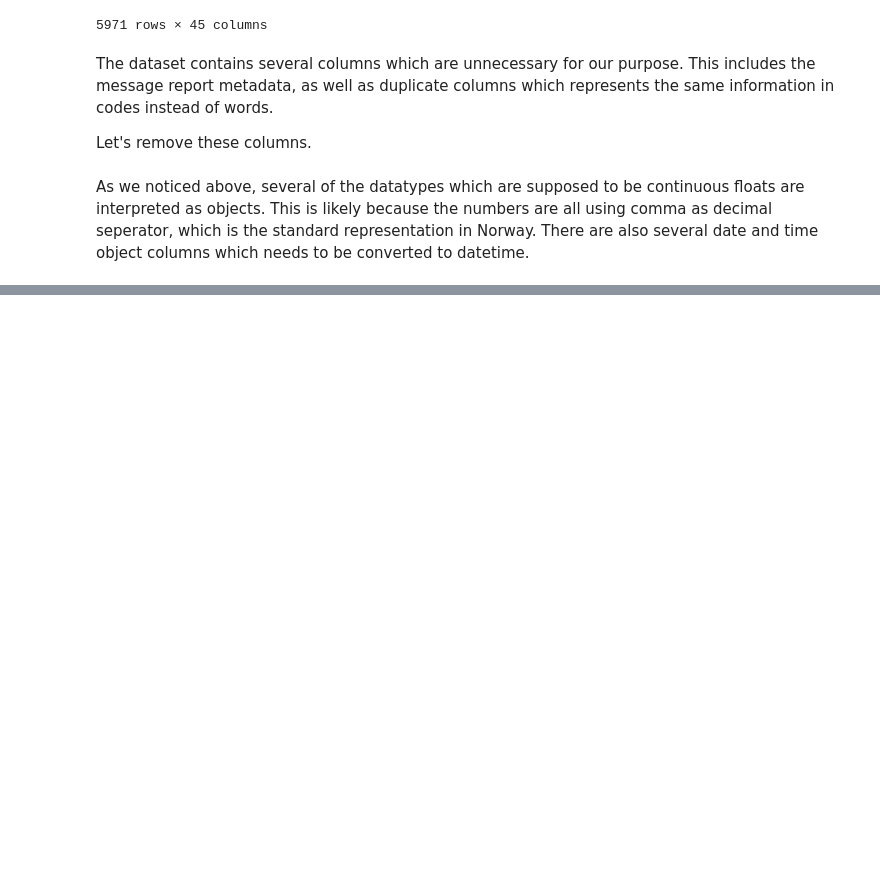
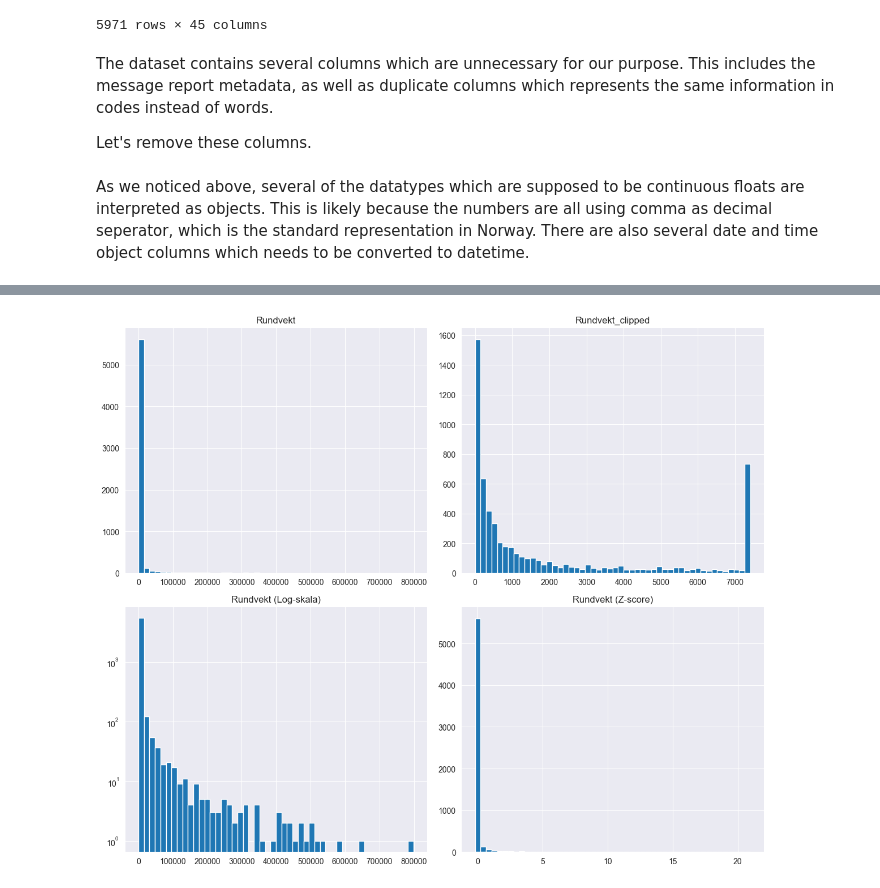
Before and after one commit to StaaleKarlstad/INFO284, a Jupyter notebook: Notebooks/EDA.ipynb, the cells around one changed output, grey strips where cells are left out. Cells and saved outputs as stored; diff of their text form; code cells hidden in the pictures; blank space fills up the shorter version.

```diff
--- a/Notebooks/EDA.ipynb
+++ b/Notebooks/EDA.ipynb
@@ -182,0 +175,43 @@ plt.show()
+# %%
+# Beregn IQR
+Q1 = df['Rundvekt'].quantile(0.25)
+Q3 = df['Rundvekt'].quantile(0.75)
+IQR = Q3 - Q1
+
+# Definer grensene for uteliggere
+lower_bound = Q1 - 1.5 * IQR
+upper_bound = Q3 + 1.5 * IQR
+
+# Klipp verdiene for å ekskludere uteliggere
+df['Rundvekt_clipped'] = df['Rundvekt'].clip(lower_bound, upper_bound)
+# %%
+from scipy.stats import zscore
+
+# Beregn Z-score for 'Rundvekt'
+df['Rundvekt_zscore'] = zscore(df['Rundvekt'])
+# %%
+
+# Sett opp figuren og aksene for fire subplot
+fig, axes = plt.subplots(nrows=2, ncols=2, figsize=(12, 10))
+
+# Plot det første histogrammet i den første aksen
+df['Rundvekt'].hist(bins=50, ax=axes[0, 0])
+axes[0, 0].set_title('Rundvekt')
+
+# Plot det andre histogrammet i den andre aksen
+df['Rundvekt_clipped'].hist(bins=50, ax=axes[0, 1])
+axes[0, 1].set_title('Rundvekt_clipped')
+
+# Plot det tredje histogrammet med logaritmisk skala i den tredje aksen
+df['Rundvekt'].hist(bins=50, ax=axes[1, 0], log=True)
+axes[1, 0].set_title('Rundvekt (Log-skala)')
+
+# Plot det fjerde histogrammet for Z-score i den fjerde aksen
+df['Rundvekt_zscore'].hist(bins=50, ax=axes[1, 1])
+axes[1, 1].set_title('Rundvekt (Z-score)')
+
+# Vis histogrammene
+plt.tight_layout()  # Juster layout slik at det ikke er overlapping av titler og akselabels
+plt.show()
+# %% [output]
+[figure, added]
```
Also changed, not shown: parts of 8 cells of this notebook.
